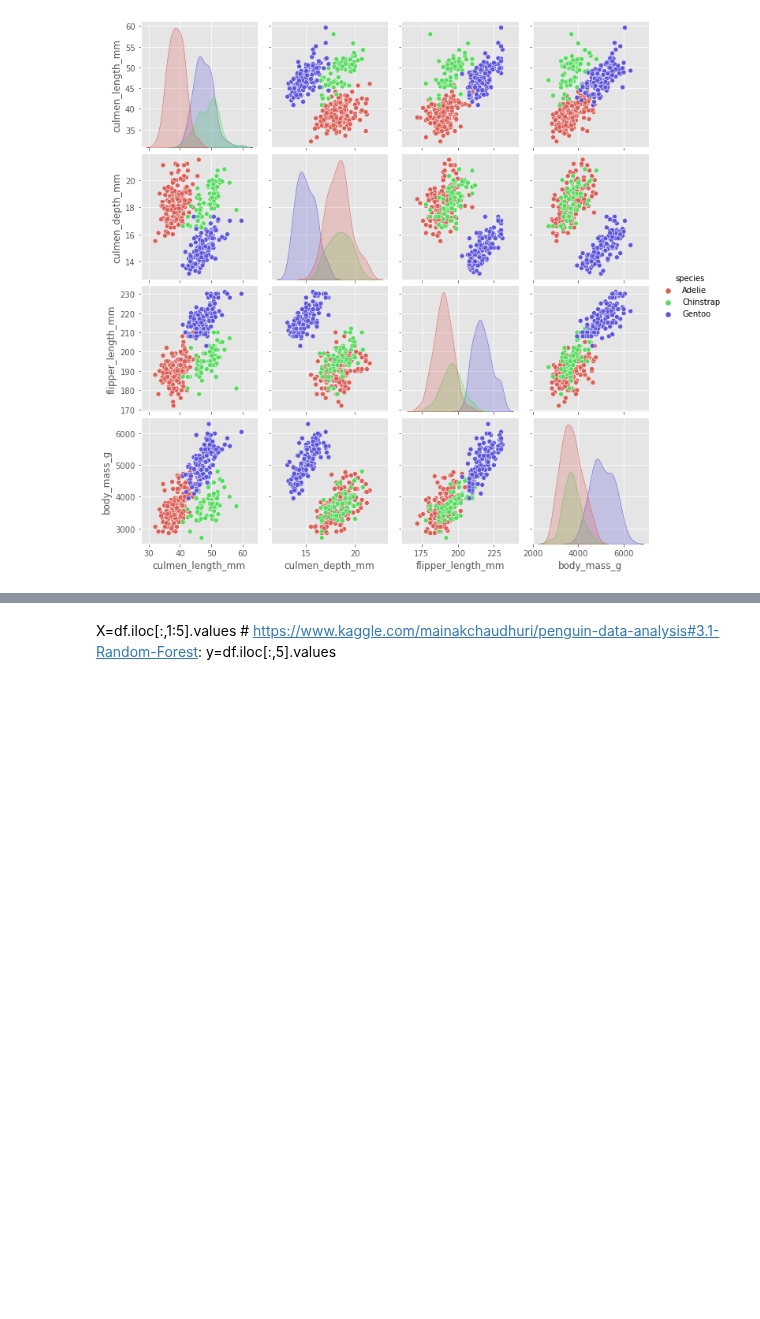
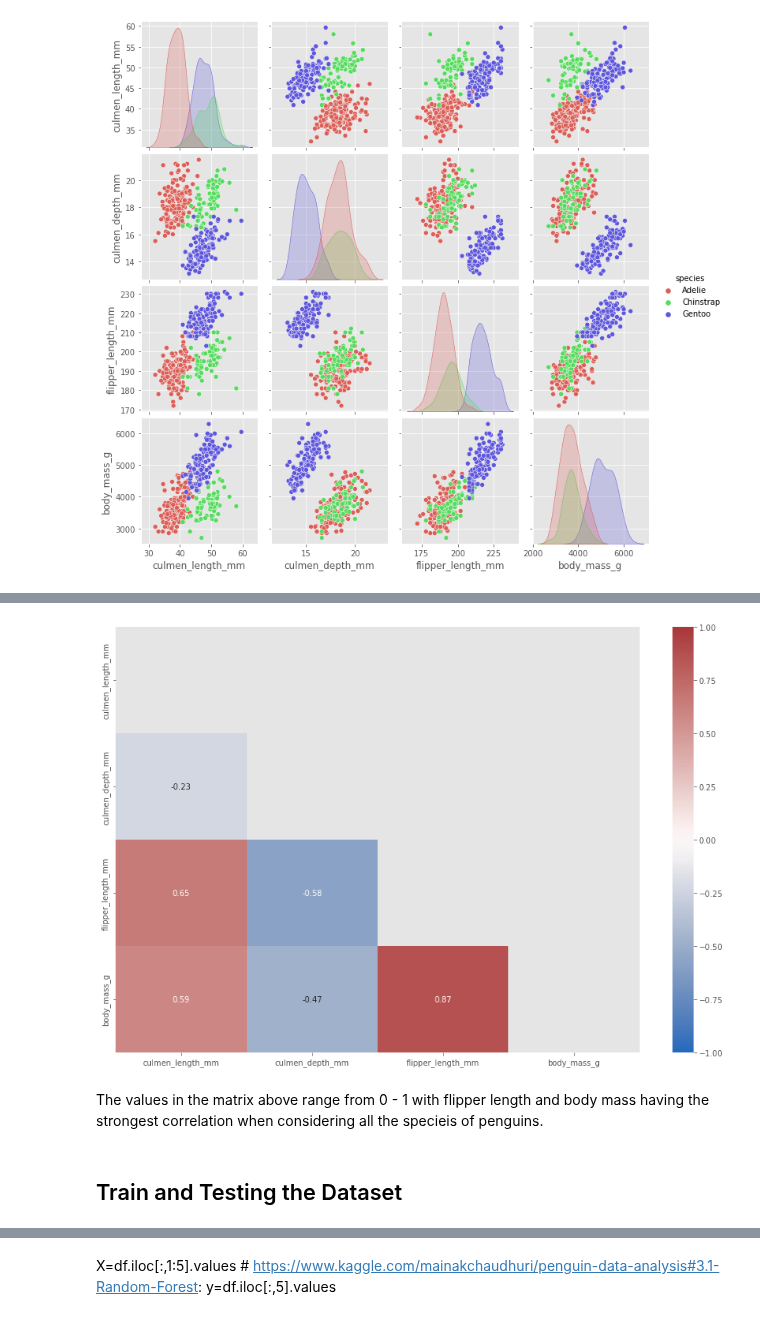
Before and after one commit to martinaobrien/machine-learning-and-statistics-assessment, a Jupyter notebook: Scikit-Learn-Jupyter-Notebook.ipynb, the cells around one changed output, grey strips where cells are left out. Cells and saved outputs as stored; diff of their text form; code cells hidden in the pictures; blank space fills up the shorter version.

```diff
--- a/Scikit-Learn-Jupyter-Notebook.ipynb
+++ b/Scikit-Learn-Jupyter-Notebook.ipynb
@@ -262,0 +339,11 @@ Train and Test https://pythonforbiologists.com/machine-learning-for-biology-part
+# %%
+matrix = df.corr().round(2) #https://datagy.io/python-correlation-matrix/
+mask = np.triu(np.ones_like(matrix, dtype=bool))
+sns.heatmap(matrix, annot=True, vmax=1, vmin=-1, center=0, cmap='vlag', mask=mask)
+plt.show()
+# %% [output]
+[figure, added]
+# %% [markdown]
+The values in the matrix above range from 0 - 1 with flipper length and body mass having the strongest correlation when considering all the specieis of penguins.
+# %% [markdown]
+## Train and Testing the Dataset
```
Also changed, not shown: parts of 71 cells of this notebook.
